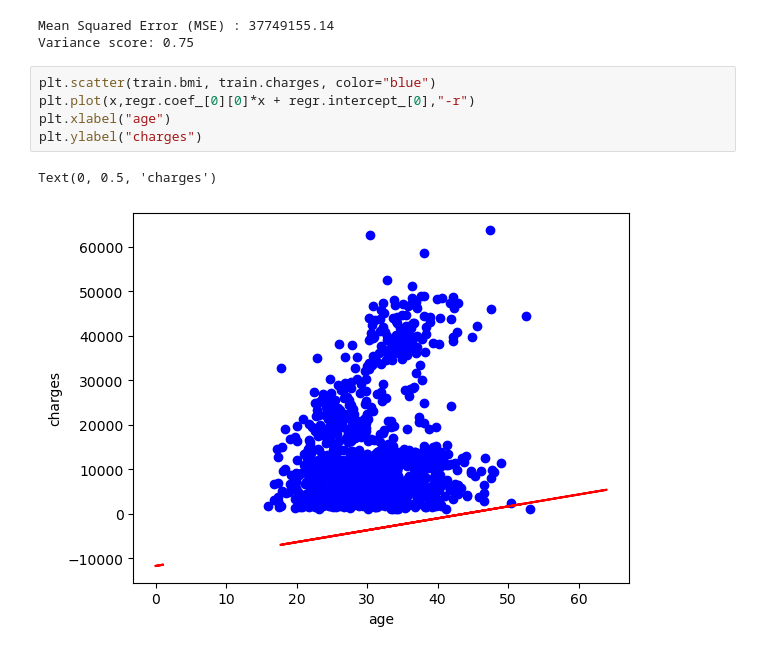
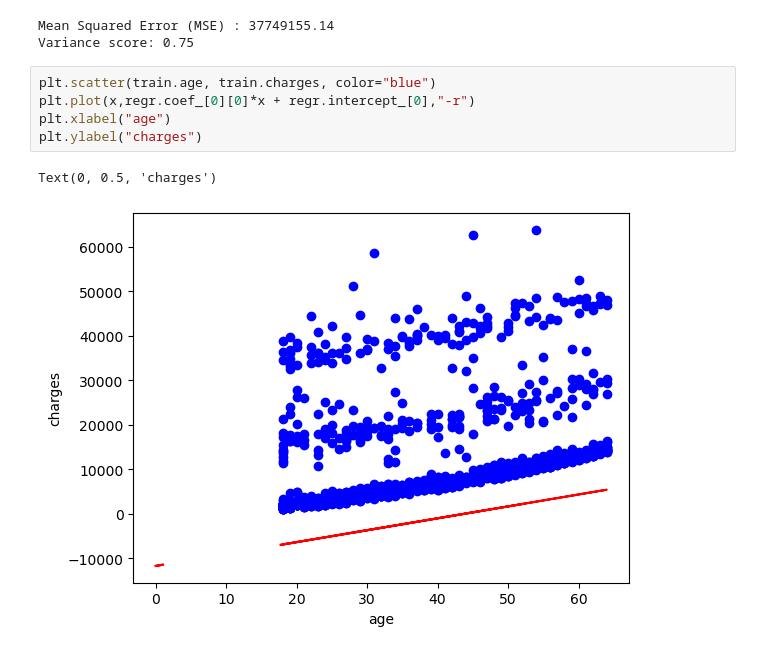
Before and after one commit to RumeysaHilal/Ada-Lovelace-Akademi, a Jupyter notebook: Odevler/odev6.ipynb, the cells around one changed output. Drawn from its saved outputs; the diff is of its cells as text.

```diff
--- a/Odevler/odev6.ipynb
+++ b/Odevler/odev6.ipynb
@@ -96,10 +96,10 @@ print('Variance score: %.2f' % regr.score(x, y)) # explained variance, best scor
 Mean Squared Error (MSE) : 37749155.14
 Variance score: 0.75
 # %%
-plt.scatter(train.bmi, train.charges, color="blue")
+plt.scatter(train.age, train.charges, color="blue")
 plt.plot(x,regr.coef_[0][0]*x + regr.intercept_[0],"-r")
 plt.xlabel("age")
 plt.ylabel("charges")
 # %% [output]
 Text(0, 0.5, 'charges')
-[figure, old version]
+[figure, new version]
```
